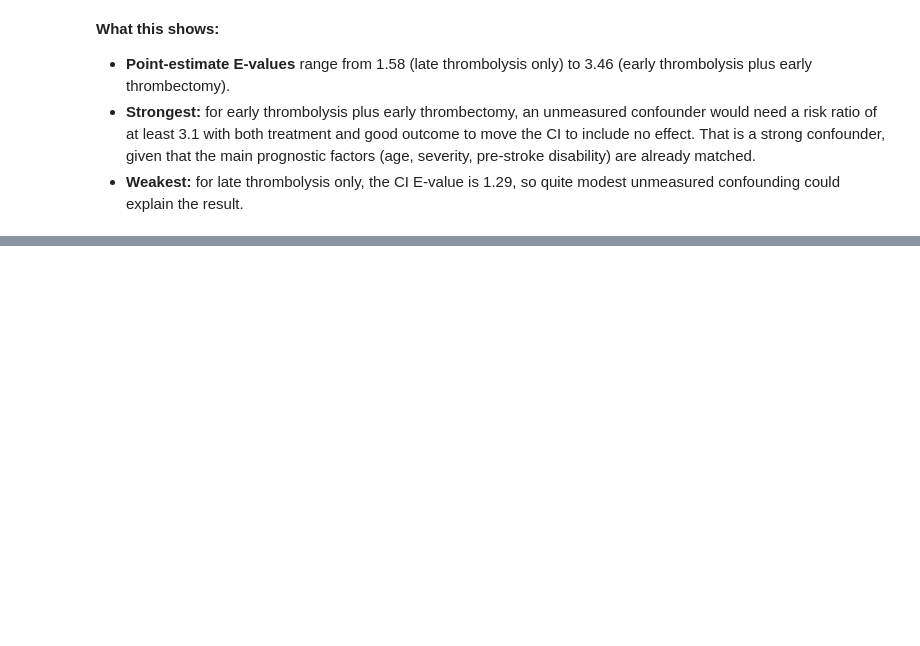
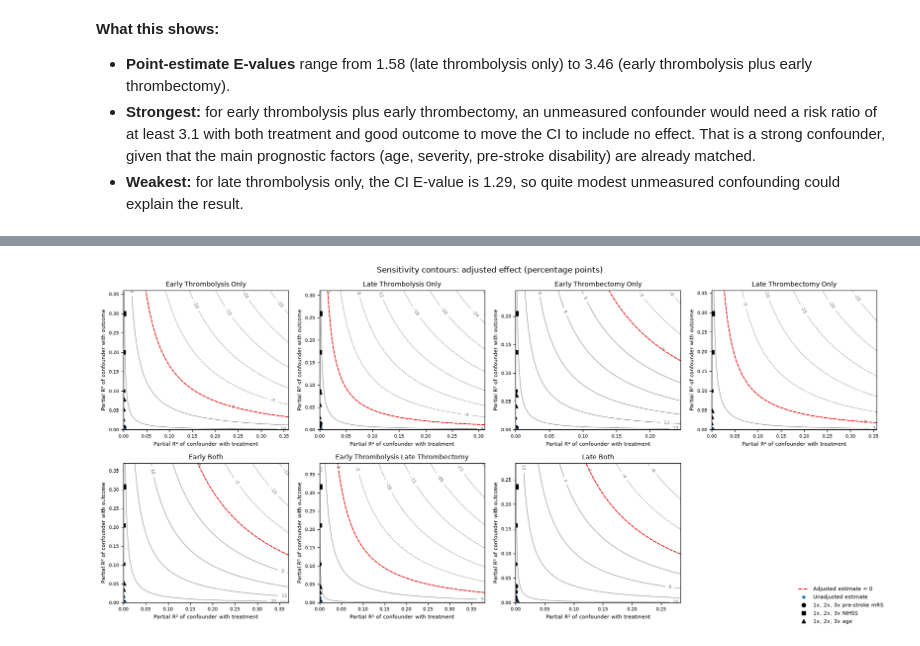
Before and after one commit to samuel-book/samuel-3, a Jupyter notebook: 4_target_trial_emulation/01_non_mild_thrombolysis_thrombectomy_target_trial_good_outcome.ipynb, the cells around one changed output, grey strips where cells are left out. Cells and saved outputs as stored; diff of their text form; code cells hidden in the pictures; blank space fills up the shorter version.

Commit message:
Add Cinelli & Hazlett’s Sensemakr Framework

```diff
--- a/4_target_trial_emulation/01_non_mild_thrombolysis_thrombectomy_target_trial_good_outcome.ipynb
+++ b/4_target_trial_emulation/01_non_mild_thrombolysis_thrombectomy_target_trial_good_outcome.ipynb
@@ -1017,0 +1172,23 @@ ev_out.round(2)
+# %%
+# Linear probability model in each matched sample: good outcome ~ treated + baseline features.
+# Controls used more than once appear once per use, as in the primary analysis.
+SENS_BENCHMARKS = ["prior_disability", "stroke_severity", "age"]
+
+sens_rows, sens_bound_rows = [], []
+for strategy in GROUP_ORDER:
+    s = matched_samples[strategy]
+    df = pd.concat([s["treated"].assign(treated=1), s["untreated"].assign(treated=0)], ignore_index=True)
+    df = df[["outcome_target", "treated"] + BASELINE_FEATURES].apply(pd.to_numeric, errors="coerce").dropna()
+    lpm = sm.OLS(df["outcome_target"], sm.add_constant(df[["treated"] + BASELINE_FEATURES])).fit()
+    stats_row, bounds = sensemakr_analysis(lpm, "treated", SENS_BENCHMARKS)
+    sens_rows.append(stats_row.assign(treatment_group=strategy, n=len(df)))
+    sens_bound_rows.append(bounds.assign(treatment_group=strategy))
+
+sensemakr_stats = pd.concat(sens_rows).set_index("treatment_group")
+sensemakr_bounds = pd.concat(sens_bound_rows, ignore_index=True)
+sensemakr_stats.to_csv(f"{OUTPUT_DIR}/{prefix}_sensemakr.csv")
+sensemakr_bounds.to_csv(f"{OUTPUT_DIR}/{prefix}_sensemakr_bounds.csv", index=False)
+
+sensemakr_summary, sensemakr_bounds_table = format_sensemakr_tables(sensemakr_stats, sensemakr_bounds, GROUP_LABELS)
+display(sensemakr_summary)
+display(sensemakr_bounds_table)
@@ -1017,0 +1212,5 @@ ev_out.round(2)
+# %%
+plot_sensemakr_contours(sensemakr_stats, sensemakr_bounds, GROUP_LABELS,
+                        f"{OUTPUT_DIR}/{prefix}_sensemakr_contours.png")
+# %% [output]
+[figure, added]
```
Also changed, not shown: parts of 5 cells of this notebook, 3 other files.
